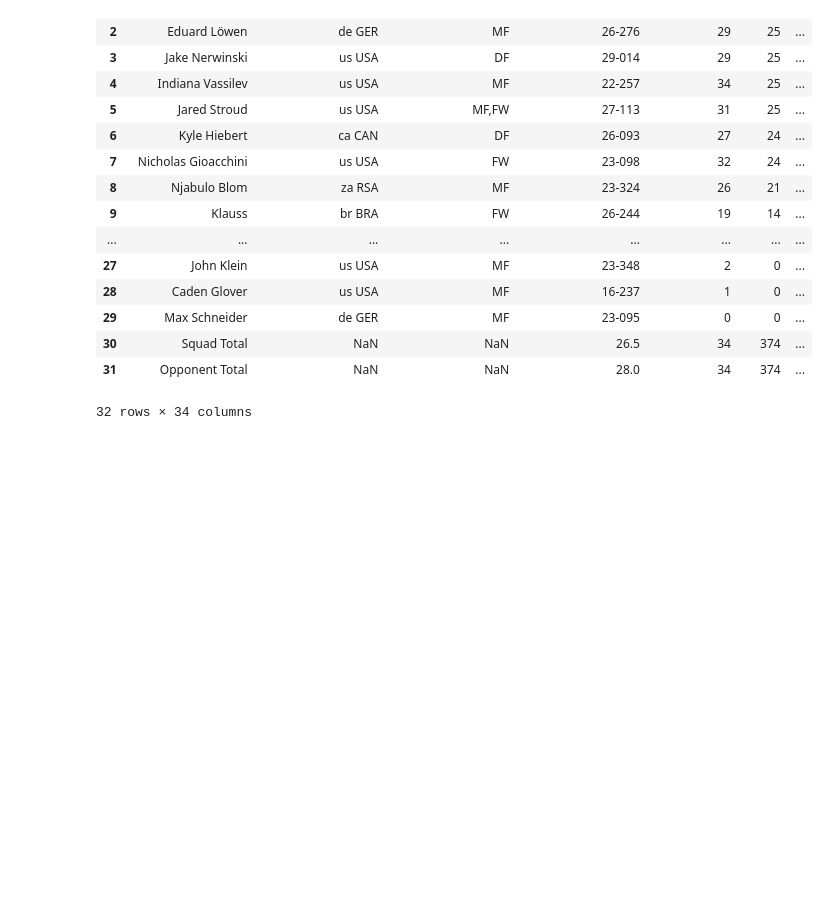
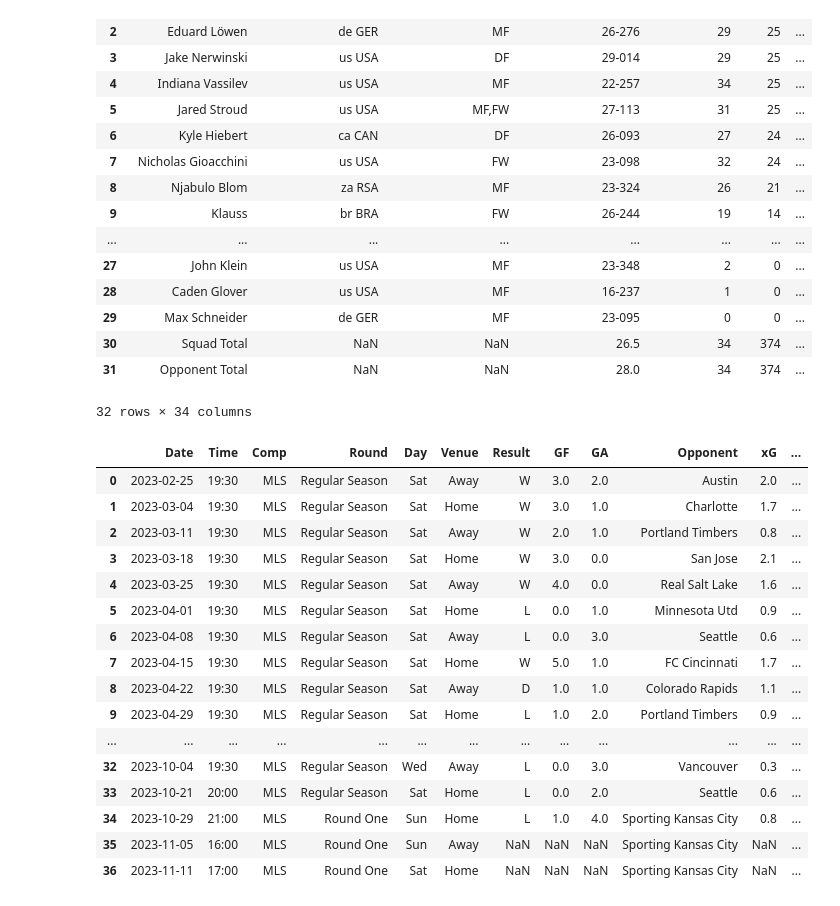
Before and after one commit to Luno0811/CITY_Soccer_Analysis, a Jupyter notebook: Untitled.ipynb, the cells around one changed output. Saved outputs shown, nothing was run; the diff lists cells and outputs as text; code cells hidden in the pictures; blank space fills up the shorter version.

Commit message:
all other season stat sheets created

```diff
--- a/Untitled.ipynb
+++ b/Untitled.ipynb
@@ -93,3 +93,23 @@ df_season_stats
 32 rows × 34 columns
 # %%
 df_season_stats.to_excel(r'season_stats.xlsx', sheet_name='Season Stats')
+# %%
+df[1]
+# %% [output]
+|  | Date | Time | Comp | Round | Day | Venue | Result | GF | GA | Opponent | xG | ... |
+| 0 | 2023-02-25 | 19:30 | MLS | Regular Season | Sat | Away | W | 3.0 | 2.0 | Austin | 2.0 | ... |
+| 1 | 2023-03-04 | 19:30 | MLS | Regular Season | Sat | Home | W | 3.0 | 1.0 | Charlotte | 1.7 | ... |
+| 2 | 2023-03-11 | 19:30 | MLS | Regular Season | Sat | Away | W | 2.0 | 1.0 | Portland Timbers | 0.8 | ... |
+| 3 | 2023-03-18 | 19:30 | MLS | Regular Season | Sat | Home | W | 3.0 | 0.0 | San Jose | 2.1 | ... |
+| 4 | 2023-03-25 | 19:30 | MLS | Regular Season | Sat | Away | W | 4.0 | 0.0 | Real Salt Lake | 1.6 | ... |
+| 5 | 2023-04-01 | 19:30 | MLS | Regular Season | Sat | Home | L | 0.0 | 1.0 | Minnesota Utd | 0.9 | ... |
+| 6 | 2023-04-08 | 19:30 | MLS | Regular Season | Sat | Away | L | 0.0 | 3.0 | Seattle | 0.6 | ... |
+| 7 | 2023-04-15 | 19:30 | MLS | Regular Season | Sat | Home | W | 5.0 | 1.0 | FC Cincinnati | 1.7 | ... |
+| 8 | 2023-04-22 | 19:30 | MLS | Regular Season | Sat | Away | D | 1.0 | 1.0 | Colorado Rapids | 1.1 | ... |
+| 9 | 2023-04-29 | 19:30 | MLS | Regular Season | Sat | Home | L | 1.0 | 2.0 | Portland Timbers | 0.9 | ... |
+| ... | ... | ... | ... | ... | ... | ... | ... | ... | ... | ... | ... | ... |
+| 32 | 2023-10-04 | 19:30 | MLS | Regular Season | Wed | Away | L | 0.0 | 3.0 | Vancouver | 0.3 | ... |
+| 33 | 2023-10-21 | 20:00 | MLS | Regular Season | Sat | Home | L | 0.0 | 2.0 | Seattle | 0.6 | ... |
+| 34 | 2023-10-29 | 21:00 | MLS | Round One | Sun | Home | L | 1.0 | 4.0 | Sporting Kansas City | 0.8 | ... |
+| 35 | 2023-11-05 | 16:00 | MLS | Round One | Sun | Away | NaN | NaN | NaN | Sporting Kansas City | NaN | ... |
+| 36 | 2023-11-11 | 17:00 | MLS | Round One | Sat | Home | NaN | NaN | NaN | Sporting Kansas City | NaN | ... |
```
Also changed, not shown: parts of 23 cells of this notebook, 9 other files.
